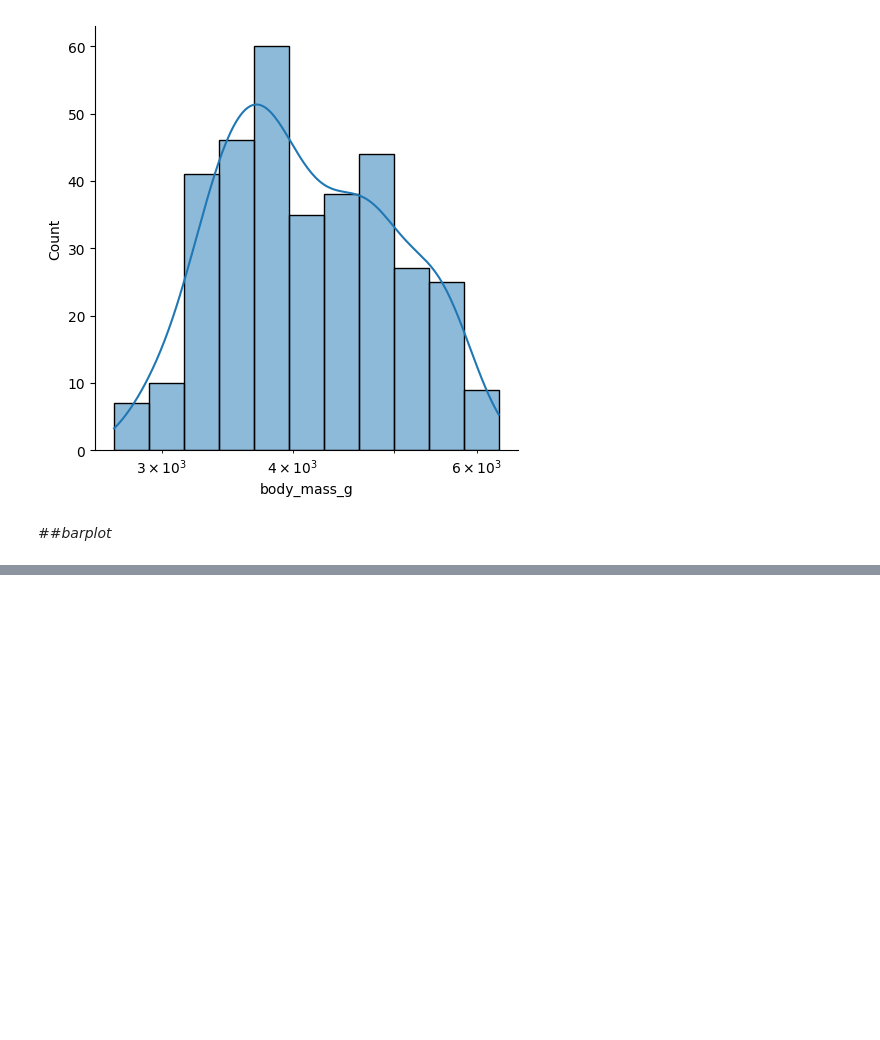
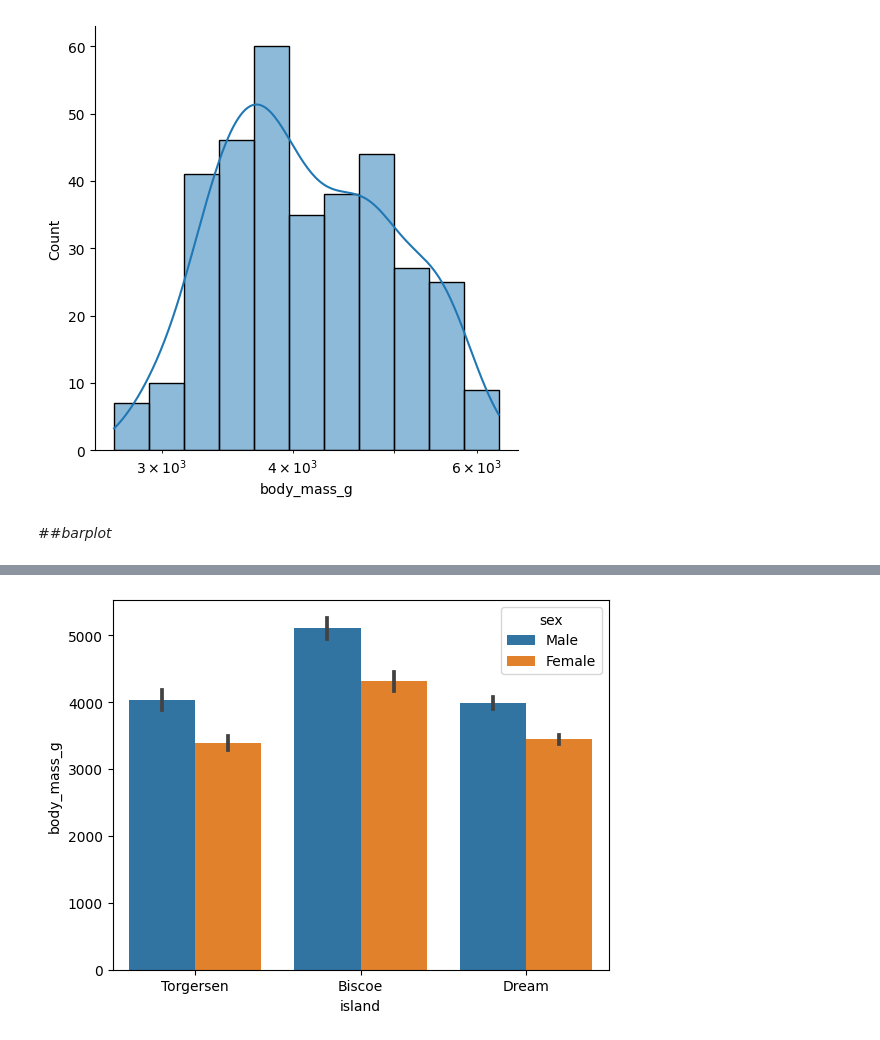
Before and after one commit to dil150898/Hotel_booking_anylisys, a Jupyter notebook: Hotel_Booking_Analysis_Capstone_Project.ipynb, the cells around one changed output, grey strips where cells are left out. Saved outputs shown, nothing was run; the diff lists cells and outputs as text; code cells hidden in the pictures; blank space fills up the shorter version.

```diff
--- a/Hotel_Booking_Analysis_Capstone_Project.ipynb
+++ b/Hotel_Booking_Analysis_Capstone_Project.ipynb
@@ -962,0 +959,5 @@ plt.show()
+# %%
+sns.barplot(x = 'island' , y = 'body_mass_g' , data = y_1 , hue = 'sex')
+plt.show()
+# %% [output]
+[figure, added]
```
Also changed, not shown: parts of 38 cells of this notebook.
